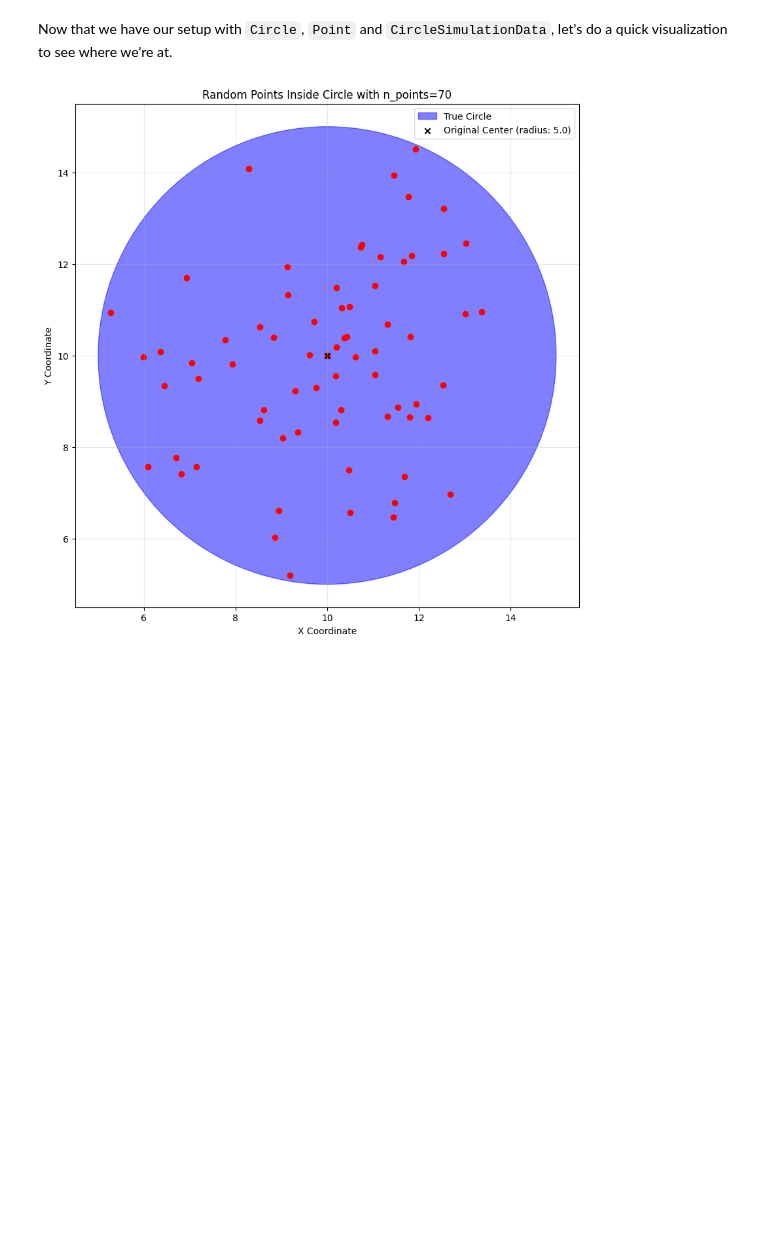
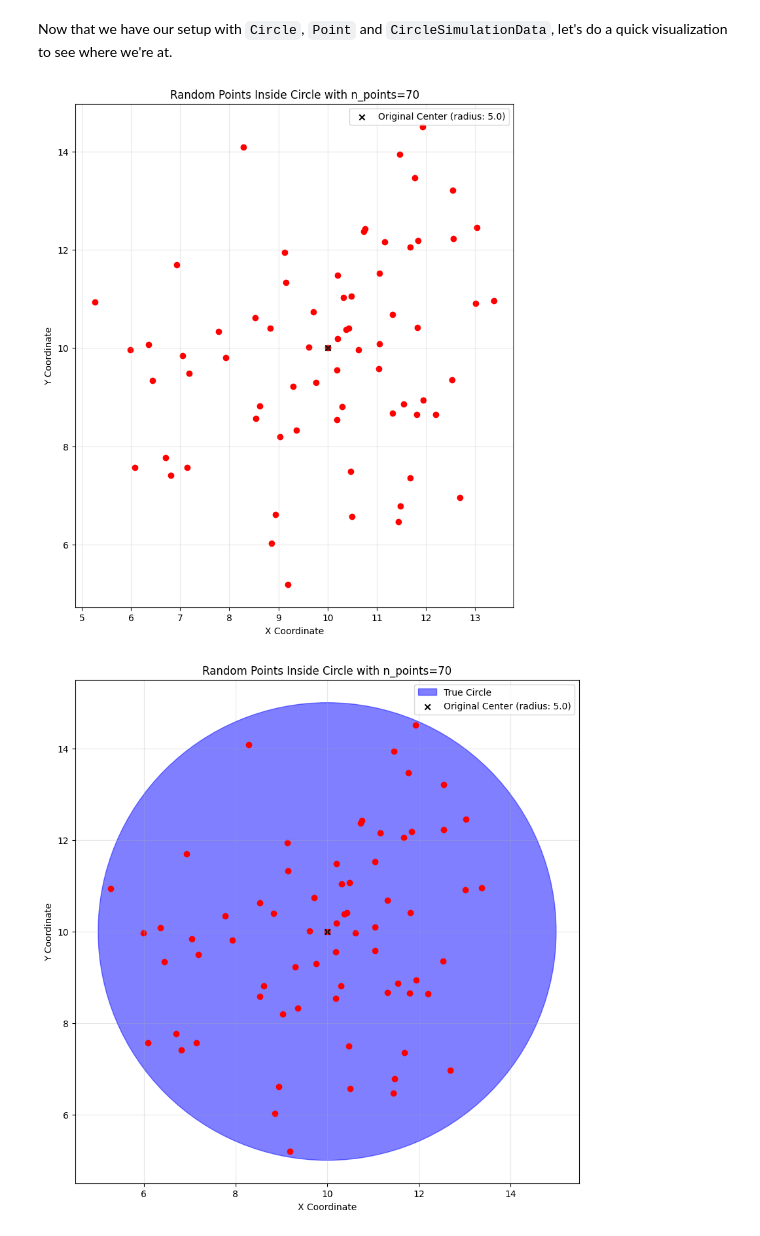
Before and after one commit to gabrivoy/masters-puc-geo-comp, a Jupyter notebook: assignments/01_minimum_circle/minimum_circle.ipynb, the cells around one changed output. Drawn from its saved outputs; the diff is of its cells as text; code cells hidden in the pictures; blank space fills up the shorter version.

```diff
--- a/assignments/01_minimum_circle/minimum_circle.ipynb
+++ b/assignments/01_minimum_circle/minimum_circle.ipynb
@@ -152,6 +152,35 @@ array([Point(x_coordinate=7.180141190588275, y_coordinate=9.489740219780089),
       dtype=object)
 # %% [markdown]
 Now that we have our setup with `Circle`, `Point` and `CircleSimulationData`, let's do a quick visualization to see where we're at.
+# %%
+import matplotlib.pyplot as plt
+
+
+fig, ax = plt.subplots(1, 1, figsize=(10, 10))
+
+if data is not None:
+    x_coords = [point.x_coordinate for point in data]
+    y_coords = [point.y_coordinate for point in data]
+    ax.scatter(x_coords, y_coords, color='red')
+
+ax.scatter(
+    x=possible_circle.center_x,
+    y=possible_circle.center_y,
+    color='black',
+    marker='x',
+    label=f"Original Center (radius: {possible_circle.radius})"
+)
+
+ax.set_aspect('equal', adjustable='box')
+
+plt.title(f"Random Points Inside Circle with n_points={n_simulation_points}")
+plt.xlabel("X Coordinate")
+plt.ylabel("Y Coordinate")
+plt.grid(alpha=0.3)
+plt.legend()
+plt.show()
+# %% [output]
+[figure, added]
 # %%
 import matplotlib.pyplot as plt
 
```
Also changed, not shown: parts of 6 cells of this notebook, 8 other files.
